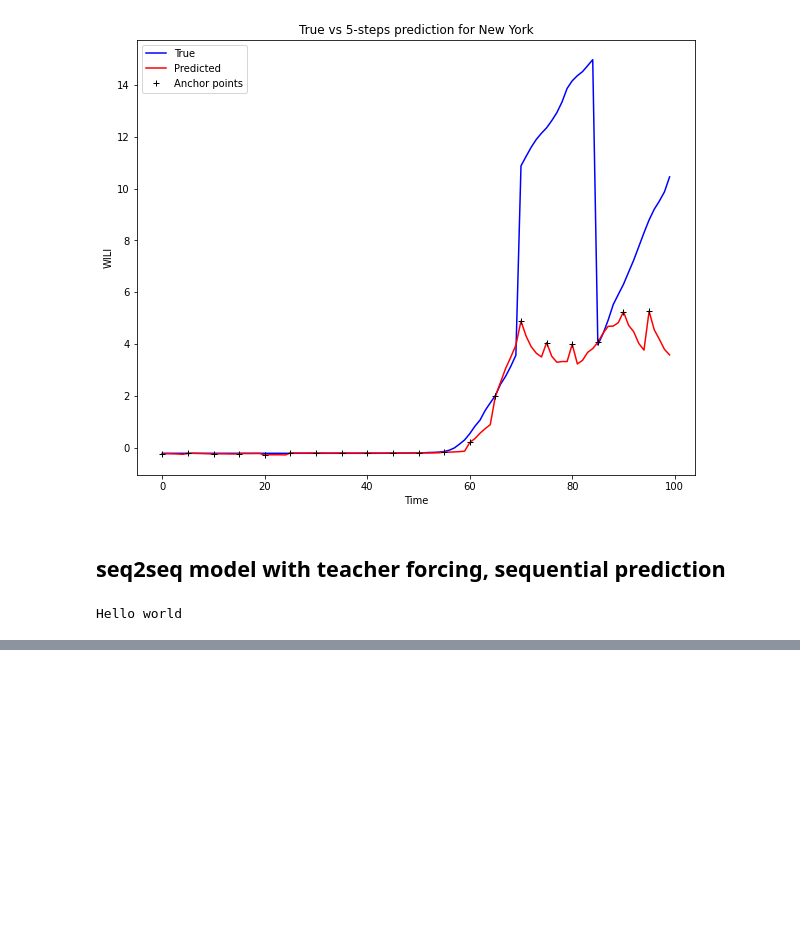
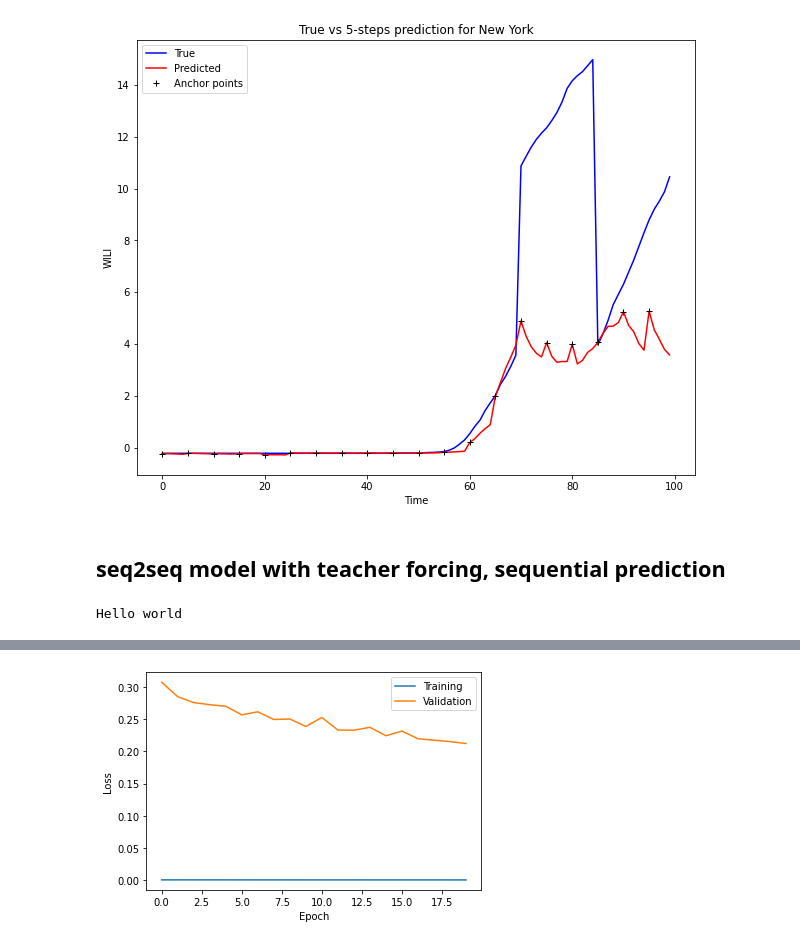
Before and after one commit to benlevyx/modelling-infectious-disease, a Jupyter notebook: notebooks/2_covid_transfer_learning.ipynb, the cells around one changed output, grey strips where cells are left out. Drawn from its saved outputs; the diff is of its cells as text; code cells hidden in the pictures; blank space fills up the shorter version.

```diff
--- a/notebooks/2_covid_transfer_learning.ipynb
+++ b/notebooks/2_covid_transfer_learning.ipynb
@@ -541,0 +533,2 @@ array([[[0.48110268],
+# %%
+history_seq2seq_cov = seq2seq_covid_tf.fit(ds_train_covid, validation_data=ds_val_covid, epochs=20)
@@ -541,0 +553,4 @@ array([[[0.48110268],
+# %%
+plotting.plot_history(history_seq2seq_cov)
+# %% [output]
+[figure, added]
```
Also changed, not shown: parts of 11 cells of this notebook, 2 other files.
